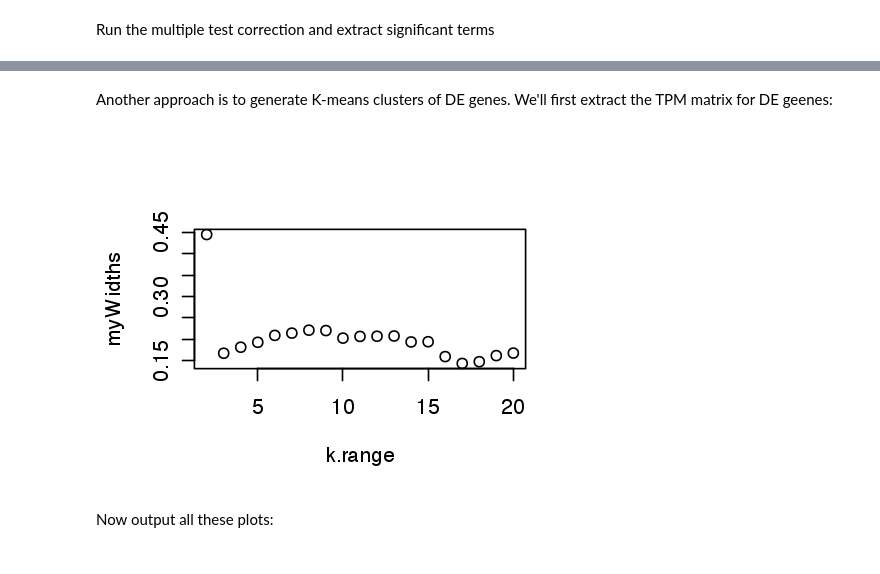
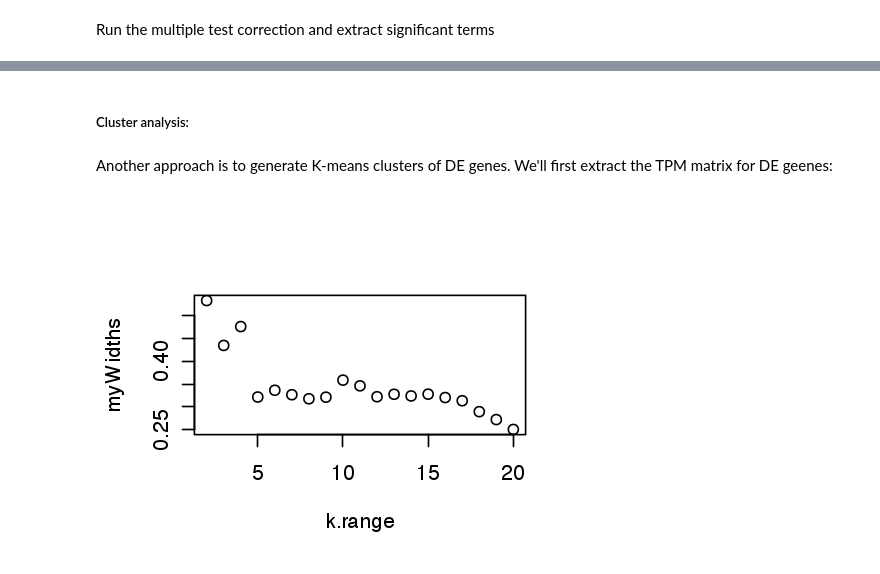
Before and after one commit to YazBraimah/Axenic.PM, a Jupyter notebook: Yasir_R_analysis_pipeline.ipynb, the cells around one changed output, grey strips where cells are left out. Drawn from its saved outputs; the diff is of its cells as text; code cells hidden in the pictures.

Commit message:
complete GO/KEGG analysis and k-means clustering

```diff
--- a/Yasir_R_analysis_pipeline.ipynb
+++ b/Yasir_R_analysis_pipeline.ipynb
@@ -143,2 +155,12 @@ rm(tmp.tpmMatrix.m)
+# %%
+# tpmSE = summarySE(tpm.table, measurevar = "TPM", groupvars = c("gene_id", "Sample", "Female", "Male", "Handler", "Status", "gene_symbol", "annotation_ID"))
+
+# write.table(tpmSE, "eXpress/tpmSE.txt", quote = F, sep = "\t", row.names = F)
+tpmSE_bt2.fbgn = read.table("Trinity/fbgn/eXpress/tpmSE_bt2.fbgn.txt", header = T, sep = "\t")
+
+tmpMat<-cast(tpmSE, gene_id~Sample, value ="TPM", fun.aggregate = mean)
+tpmMatrix_mean <- tmpMat[,-1]
+rownames(tpmMatrix_mean) <- tmpMat[,1]
+rm(tmpMat)
 # %% [markdown]
 the `geneBoxPlot` function can be used for single gene tpm boxplots of the data:
@@ -656,7 +747,7 @@ CA.v.CO_sigGenes_down = subset(lrt.CA.v.CO.table, sig == "yes" & gene %!in% c(CA
 options(repr.plot.width = 4, repr.plot.height = 3.5)
 CA.v.CO_contrasts_volcano.gg = edge.DE.gg(lrt.CA.v.CO.table) +
                                 scale_colour_manual(values = c("gray","#f38195")) +
-                                geom_text_repel(data = filter(lrt.CA.v.CO.table, sig == "yes" & gene %in% immunity_genes),aes(label=gene_symbol),
+                                geom_text_repel(data = filter(lrt.CA.v.CO.table, sig == "yes"),aes(label=gene_symbol),
                                 force = 10,
                                 fontface = "bold",
                                 size = 3,
@@ -676,7 +767,7 @@ CC.v.CO_sigGenes_down = subset(lrt.CC.v.CO.table, sig == "yes" & gene %!in% c(CA
 options(repr.plot.width = 4, repr.plot.height = 3.5)
 CC.v.CO_contrasts_volcano.gg = edge.DE.gg(lrt.CC.v.CO.table) +
                                 scale_colour_manual(values = c("gray","#f38195")) +
-                                geom_text_repel(data = filter(lrt.CC.v.CO.table, sig == "yes" & gene %in% immunity_genes),aes(label=gene_symbol),
+                                geom_text_repel(data = filter(lrt.CC.v.CO.table, sig == "yes"),aes(label=gene_symbol),
                                 force = 10,
                                 fontface = "bold",
                                 size = 3,
@@ -803,14 +858,11 @@ subset(AAxAO.v.ACxAO_enrich_result_table, over_represented_FDR < 0.05)
-# %%
-options(repr.plot.width = 4, repr.plot.height = 3.5)
-AA.v.AO_x_AC.v.AO = diag.plot(lrt.AA.v.AO.table, lrt.AC.v.AO.table) + theme_monokai_full() + theme(axis.text.x = element_text(angle = 0))
-CC.v.CO_x_CA.v.CO = diag.plot(lrt.CC.v.CO.table, lrt.CA.v.CO.table) + theme_monokai_full() + theme(axis.text.x = element_text(angle = 0))
+# %% [markdown]
+##### Cluster analysis:
 # %% [markdown]
 Another approach is to generate K-means clusters of DE genes. We'll first extract the TPM matrix for DE geenes:
 # %%
-axenic_mated_DE_matrix = subset(tpm_bt2, rownames(tpm_bt2) %in% c(AA.v.AO_sigGenes, AC.v.AO_sigGenes, CA.v.CO_sigGenes, CC.v.CO_sigGenes))
+PM_DEgenes = union(c(AA.v.AO_sigGenes, AC.v.AO_sigGenes), c(CA.v.CO_sigGenes, CC.v.CO_sigGenes))
+PM_DEgenes_matrix = subset(tpmMatrix_mean, rownames(tpm_bt2) %in% PM_DEgenes)
 options(repr.plot.width = 4, repr.plot.height = 3)
-findK(axenic_mated_DE_matrix)
+findK(PM_DEgenes_matrix)
 # %% [output]
-[figure, old version]
+[figure, new version]
-# %% [markdown]
-Now output all these plots:
```
Also changed, not shown: parts of 46 cells of this notebook, 1 other file.
